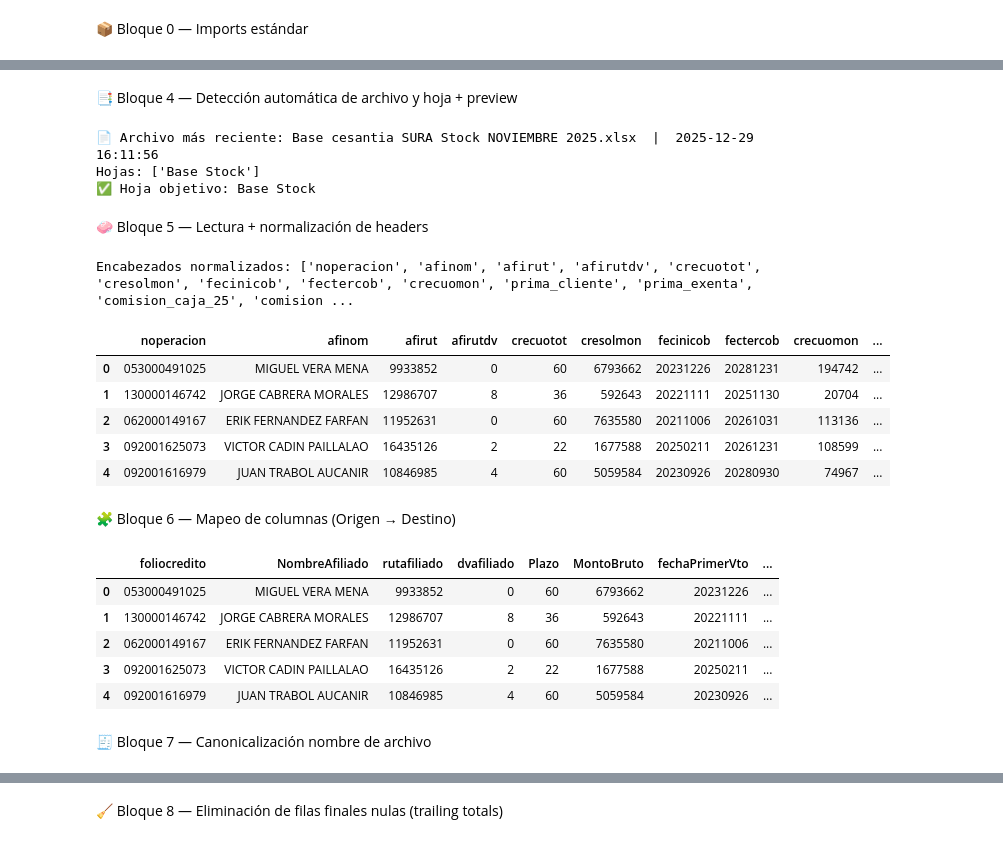
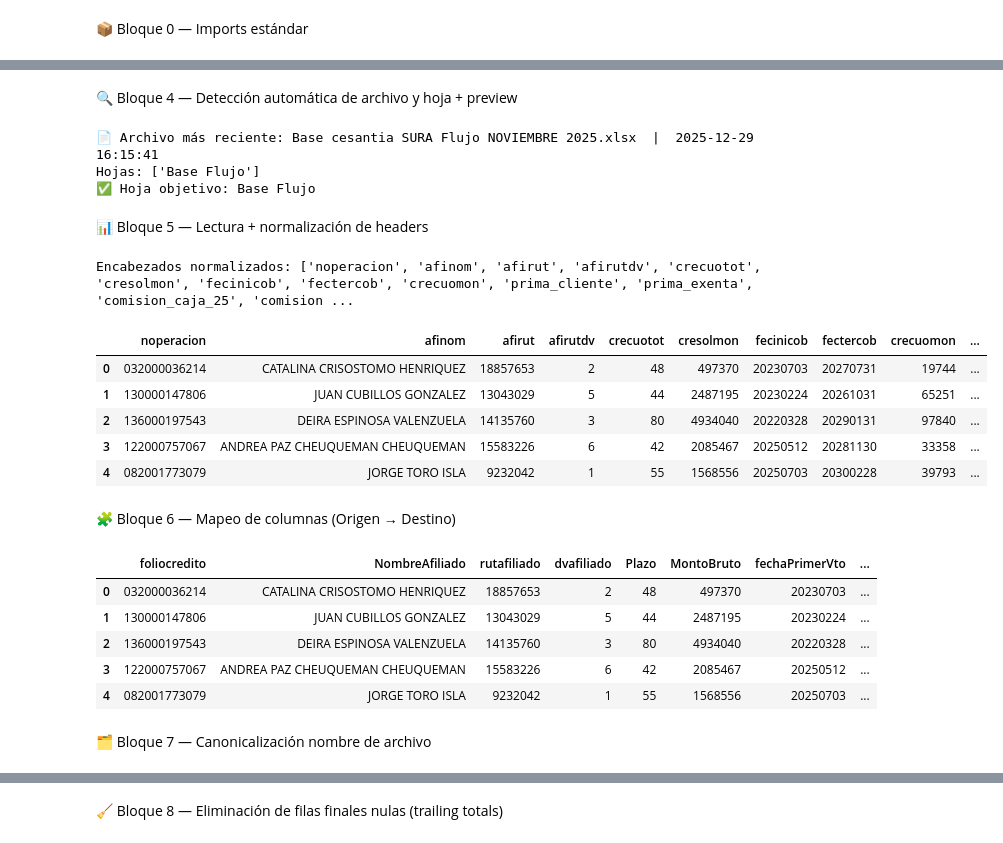
Before and after one commit to sura-movilidad/traspaso-innominados, a Jupyter notebook: new_source/new_notebooks/CCLA/Volvek_Flujo.ipynb, the cells around one changed output, grey strips where cells are left out. Drawn from its saved outputs; the diff is of its cells as text; code cells hidden in the pictures.

```diff
--- a/new_source/new_notebooks/Volvek_Stock.ipynb
+++ b/new_source/new_notebooks/CCLA/Volvek_Flujo.ipynb
@@ -98,15 +123,15 @@ engine = fun.build_sqlserver_engine(
 # %%
-RUTA_ARCHIVOS = (PROJECT_ROOT / "data" / "CCLA" / "VOLVEK STOCK").resolve()
+RUTA_ARCHIVOS = (PROJECT_ROOT / "data" / "CCLA" / "VOLVEK FLUJO").resolve()
 
 print("PROJECT_ROOT:", PROJECT_ROOT)
 print("RUTA_ARCHIVOS:", RUTA_ARCHIVOS, "exists:", RUTA_ARCHIVOS.exists())
 
 EXTS = (".xlsx",)
 
-PREFERRED_SHEETS = ["Base Stock", "Base cesantia SURA Stock", "Base"]
+PREFERRED_SHEETS = ["Base Flujo", "Base cesantia SURA Flujo", "Base"]
 FALLBACK_SHEET_INDEX = 0
 # %% [markdown]
-📑 Bloque 4 — Detección automática de archivo y hoja + preview
+🔍 Bloque 4 — Detección automática de archivo y hoja + preview
 # %%
 info = fun.get_latest_excel_and_sheet(
     RUTA_ARCHIVOS,
@@ -127,29 +152,29 @@ sheet_names      = info["sheet_names"]
 df_opexcel = fun.read_excel_safe_no_header(excel_path_used, target)
 fun.pretty_table(df_opexcel, n=5)
 # %% [output]
-📄 Archivo más reciente: Base cesantia SURA Stock NOVIEMBRE 2025.xlsx  |  2025-12-29 16:11:56
-Hojas: ['Base Stock']
-✅ Hoja objetivo: Base Stock
+📄 Archivo más reciente: Base cesantia SURA Flujo NOVIEMBRE 2025.xlsx  |  2025-12-29 16:15:41
+Hojas: ['Base Flujo']
+✅ Hoja objetivo: Base Flujo
 # %% [markdown]
-🧼 Bloque 5 — Lectura + normalización de headers
+📊 Bloque 5 — Lectura + normalización de headers
 # %%
 io = _tmp_copy_path if _tmp_copy_path else archivo_origen
 df_raw = fun.read_excel_safe(io, target)
 
 for c in df_raw.columns:
     if df_raw[c].dtype == object:
-        df_raw[c] = df_raw[c].astype(str).str.strip().replace({"None": "", "none": "", "NaN": "", "nan": ""})
+        df_raw[c] = df_raw[c].astype(str).str.strip().replace({"None": "", "nan": "", "NaN": ""})
 df_raw.columns = [fun.normalize_name(c) for c in df_raw.columns]
 print("Encabezados normalizados:", list(df_raw.columns))
 fun.pretty_table(df_raw, n=5)
 # %% [output]
 Encabezados normalizados: ['noperacion', 'afinom', 'afirut', 'afirutdv', 'crecuotot', 'cresolmon', 'fecinicob', 'fectercob', 'crecuomon', 'prima_cliente', 'prima_exenta', 'comision_caja_25', 'comision ...
 |  | noperacion | afinom | afirut | afirutdv | crecuotot | cresolmon | fecinicob | fectercob | crecuomon | ... |
-| 0 | 053000491025 | MIGUEL VERA MENA | 9933852 | 0 | 60 | 6793662 | 20231226 | 20281231 | 194742 | ... |
-| 1 | 130000146742 | JORGE CABRERA MORALES | 12986707 | 8 | 36 | 592643 | 20221111 | 20251130 | 20704 | ... |
-| 2 | 062000149167 | ERIK FERNANDEZ FARFAN | 11952631 | 0 | 60 | 7635580 | 20211006 | 20261031 | 113136 | ... |
-| 3 | 092001625073 | VICTOR CADIN PAILLALAO | 16435126 | 2 | 22 | 1677588 | 20250211 | 20261231 | 108599 | ... |
-| 4 | 092001616979 | JUAN TRABOL AUCANIR | 10846985 | 4 | 60 | 5059584 | 20230926 | 20280930 | 74967 | ... |
+| 0 | 032000036214 | CATALINA CRISOSTOMO HENRIQUEZ | 18857653 | 2 | 48 | 497370 | 20230703 | 20270731 | 19744 | ... |
+| 1 | 130000147806 | JUAN CUBILLOS GONZALEZ | 13043029 | 5 | 44 | 2487195 | 20230224 | 20261031 | 65251 | ... |
+| 2 | 136000197543 | DEIRA ESPINOSA VALENZUELA | 14135760 | 3 | 80 | 4934040 | 20220328 | 20290131 | 97840 | ... |
+| 3 | 122000757067 | ANDREA PAZ CHEUQUEMAN CHEUQUEMAN | 15583226 | 6 | 42 | 2085467 | 20250512 | 20281130 | 33358 | ... |
+| 4 | 082001773079 | JORGE TORO ISLA | 9232042 | 1 | 55 | 1568556 | 20250703 | 20300228 | 39793 | ... |
 # %% [markdown]
 🧩 Bloque 6 — Mapeo de columnas (Origen → Destino)
 # %%
@@ -166,7 +191,7 @@ ValorCuota          = fun.pick(df_raw, "crecuomon", "valor_cuota")
 PrimaBruta_src      = fun.pick(df_raw, "prima_cliente", "prima_bruta", "prima_cliente_")
 PrimaNeta_src       = fun.pick(df_raw, "prima_exenta", "prima_neta")
 Com25_src           = fun.pick(df_raw, "comision_caja_25", "comision_caja_25_", "comision_25")
-Com26_src           = fun.pick(df_raw, "comision_caja_variable_39", "comision_variable_39", "comision_39")
+Com26_src           = fun.pick(df_raw, "comision_caja_variable_33", "comision_variable_33", "comision_33")
 Producto            = fun.pick(df_raw, "producto")
 FolioOrigen         = fun.pick(df_raw, "folio_original", "folio_origen")
 FechaOrigen         = fun.pick(df_raw, "fecha_otorgamiento_folio_original", "fecha_origen")
@@ -194,13 +219,13 @@ df_can = pd.DataFrame({
 fun.pretty_table(df_can, n=5)
 # %% [output]
 |  | foliocredito | NombreAfiliado | rutafiliado | dvafiliado | Plazo | MontoBruto | fechaPrimerVto | ... |
-| 0 | 053000491025 | MIGUEL VERA MENA | 9933852 | 0 | 60 | 6793662 | 20231226 | ... |
-| 1 | 130000146742 | JORGE CABRERA MORALES | 12986707 | 8 | 36 | 592643 | 20221111 | ... |
-| 2 | 062000149167 | ERIK FERNANDEZ FARFAN | 11952631 | 0 | 60 | 7635580 | 20211006 | ... |
-| 3 | 092001625073 | VICTOR CADIN PAILLALAO | 16435126 | 2 | 22 | 1677588 | 20250211 | ... |
-| 4 | 092001616979 | JUAN TRABOL AUCANIR | 10846985 | 4 | 60 | 5059584 | 20230926 | ... |
+| 0 | 032000036214 | CATALINA CRISOSTOMO HENRIQUEZ | 18857653 | 2 | 48 | 497370 | 20230703 | ... |
+| 1 | 130000147806 | JUAN CUBILLOS GONZALEZ | 13043029 | 5 | 44 | 2487195 | 20230224 | ... |
+| 2 | 136000197543 | DEIRA ESPINOSA VALENZUELA | 14135760 | 3 | 80 | 4934040 | 20220328 | ... |
+| 3 | 122000757067 | ANDREA PAZ CHEUQUEMAN CHEUQUEMAN | 15583226 | 6 | 42 | 2085467 | 20250512 | ... |
+| 4 | 082001773079 | JORGE TORO ISLA | 9232042 | 1 | 55 | 1568556 | 20250703 | ... |
 # %% [markdown]
-🧾 Bloque 7 — Canonicalización nombre de archivo
+🗂️ Bloque 7 — Canonicalización nombre de archivo
 # %%
 nombre_canonico = fun.canonicalizar_nombre_archivo(archivo_origen.name)
 print("Nombre original :", archivo_origen.name)
```
Also changed, not shown: parts of 26 cells of this notebook, 23 other files.
